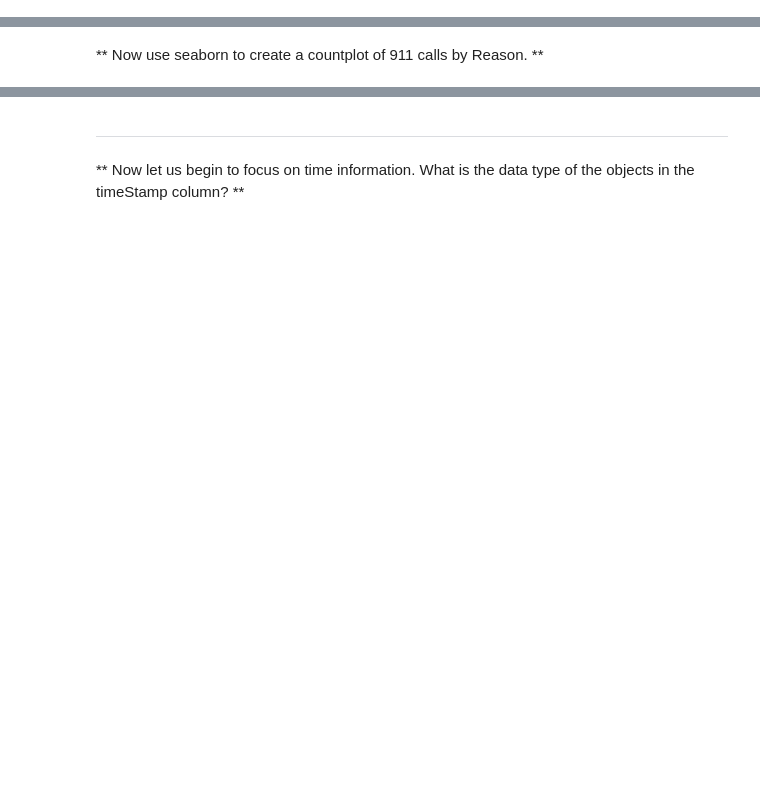
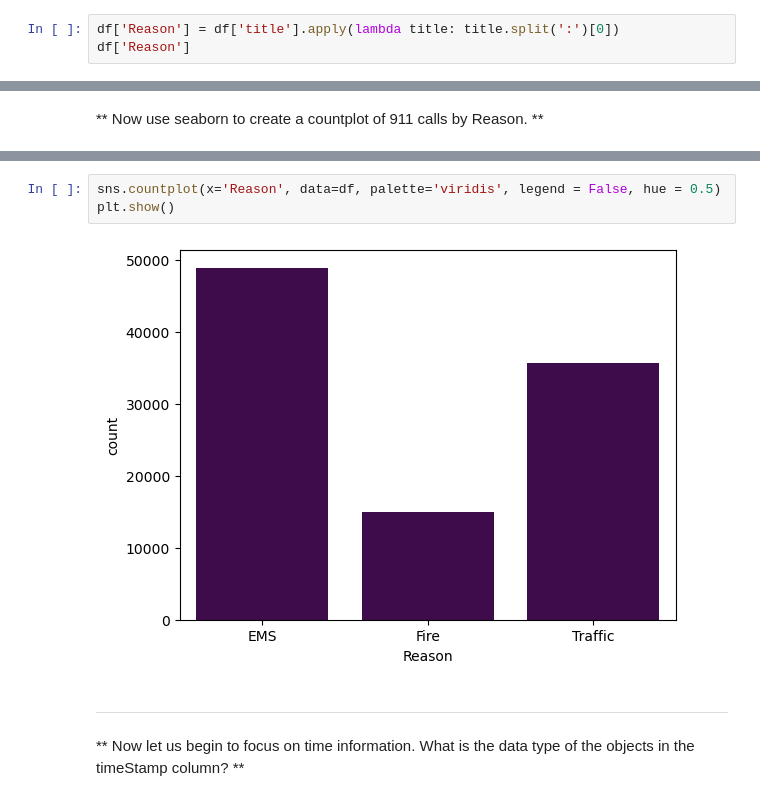
Before and after one commit to m-ata/data-capstone, a Jupyter notebook: calls-project/01-911 Calls Data Capstone Project.ipynb, the cells around one changed output, grey strips where cells are left out. Cells and saved outputs as stored; diff of their text form; blank space fills up the shorter version.

```diff
--- a/calls-project/01-911 Calls Data Capstone Project.ipynb
+++ b/calls-project/01-911 Calls Data Capstone Project.ipynb
@@ -104,0 +110,3 @@ len(df['title'].unique())
+# %%
+df['Reason'] = df['title'].apply(lambda title: title.split(':')[0])
+df['Reason']
@@ -119,3 +136,8 @@ Name: Reason, dtype: int64
+# %%
+sns.countplot(x='Reason', data=df, palette='viridis', legend = False, hue = 0.5)
+plt.show()
+# %% [output]
+[figure, added]
 # %% [markdown]
 ___
 ** Now let us begin to focus on time information. What is the data type of the objects in the timeStamp column? **
```
Also changed, not shown: parts of 38 cells of this notebook.
